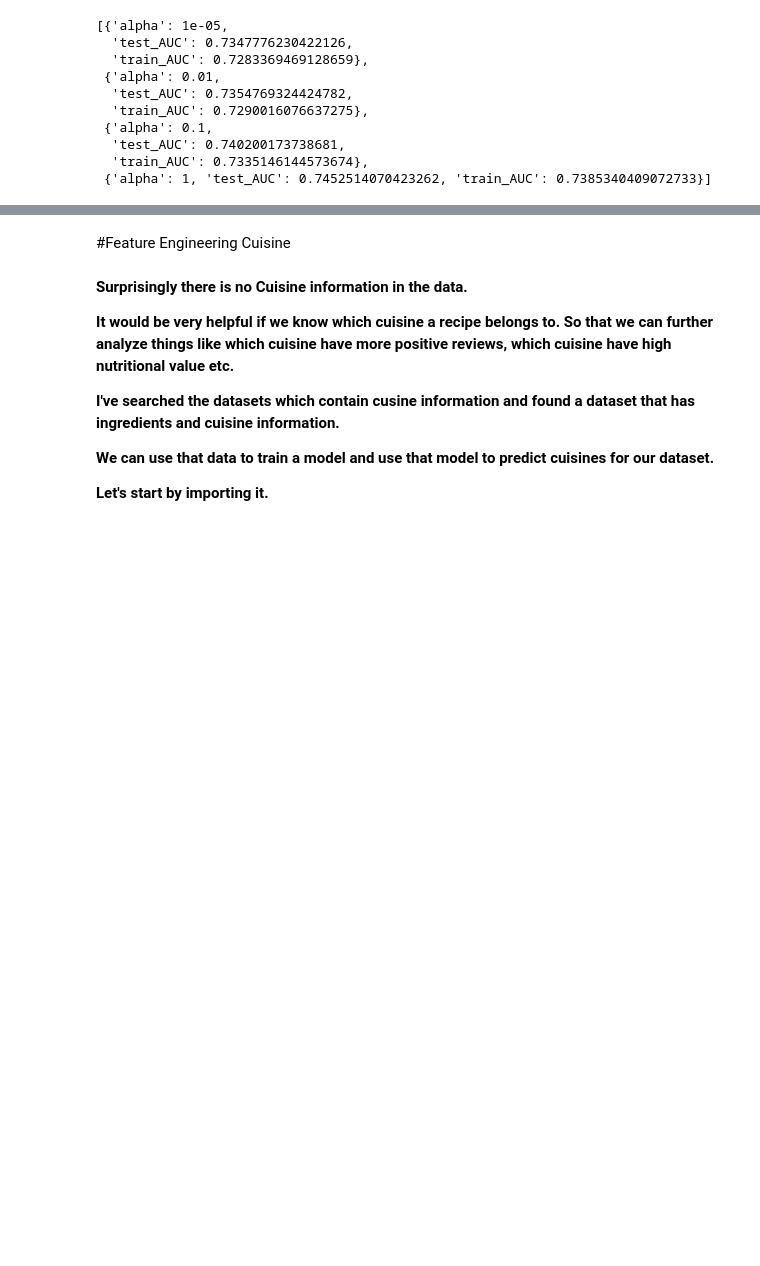
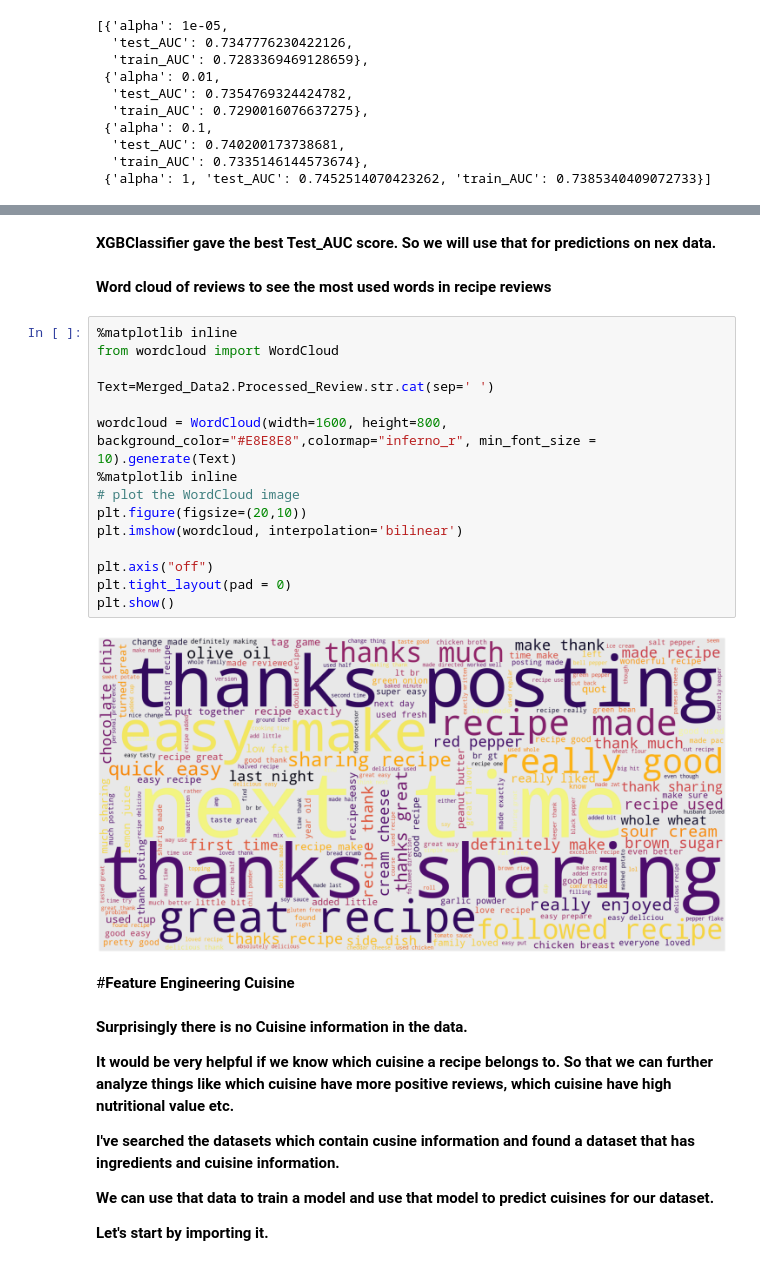
Before and after one commit to kbpavan/Text-Analytics-on-Food.com-Recipes-Review-Data-, a Jupyter notebook: Copy_of_Food.ipynb, the cells around one changed output, grey strips where cells are left out. Saved outputs shown, nothing was run; the diff lists cells and outputs as text; blank space fills up the shorter version.

```diff
--- a/Copy_of_Food.ipynb
+++ b/Copy_of_Food.ipynb
@@ -729,5 +825,26 @@ Test confusion matrix
+# %% [markdown]
+**XGBClassifier gave the best Test_AUC score. So we will use that for predictions on nex data.**
+# %% [markdown]
+**Word cloud of reviews to see the most used words in recipe reviews**
+# %%
+%matplotlib inline
+from wordcloud import WordCloud
+
+Text=Merged_Data2.Processed_Review.str.cat(sep=' ')
+
+wordcloud = WordCloud(width=1600, height=800, background_color="#E8E8E8",colormap="inferno_r", min_font_size = 10).generate(Text)
+%matplotlib inline
+# plot the WordCloud image
+plt.figure(figsize=(20,10))
+plt.imshow(wordcloud, interpolation='bilinear')
+
+plt.axis("off")
+plt.tight_layout(pad = 0)
+plt.show()
+# %% [output]
+[figure, added]
 # %% [markdown]
-#Feature Engineering Cuisine
+#**Feature Engineering Cuisine**
 # %% [markdown]
 **Surprisingly there is no Cuisine information in the data.**
 
```
Also changed, not shown: parts of 73 cells of this notebook.
